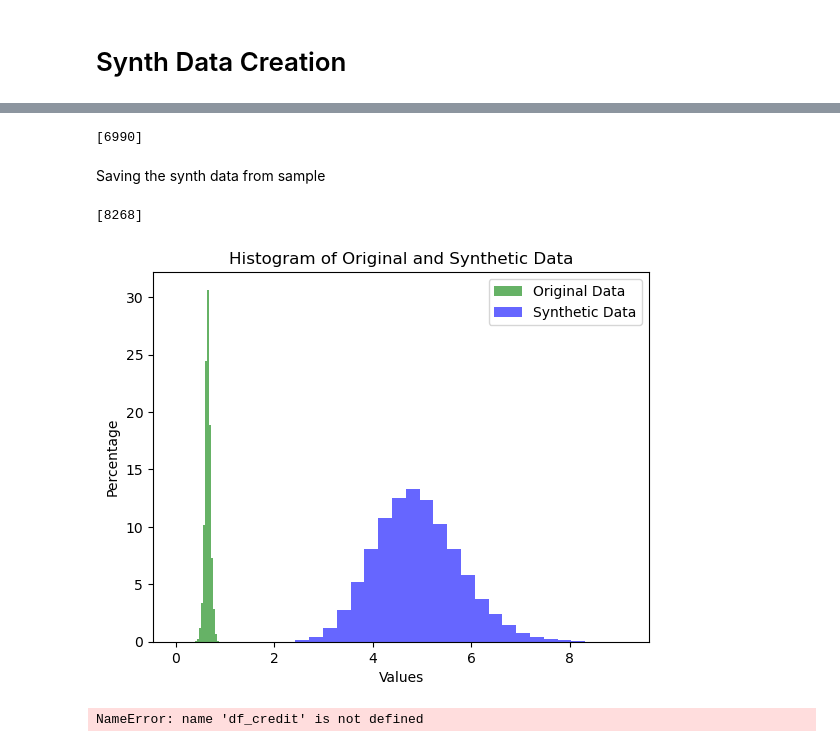
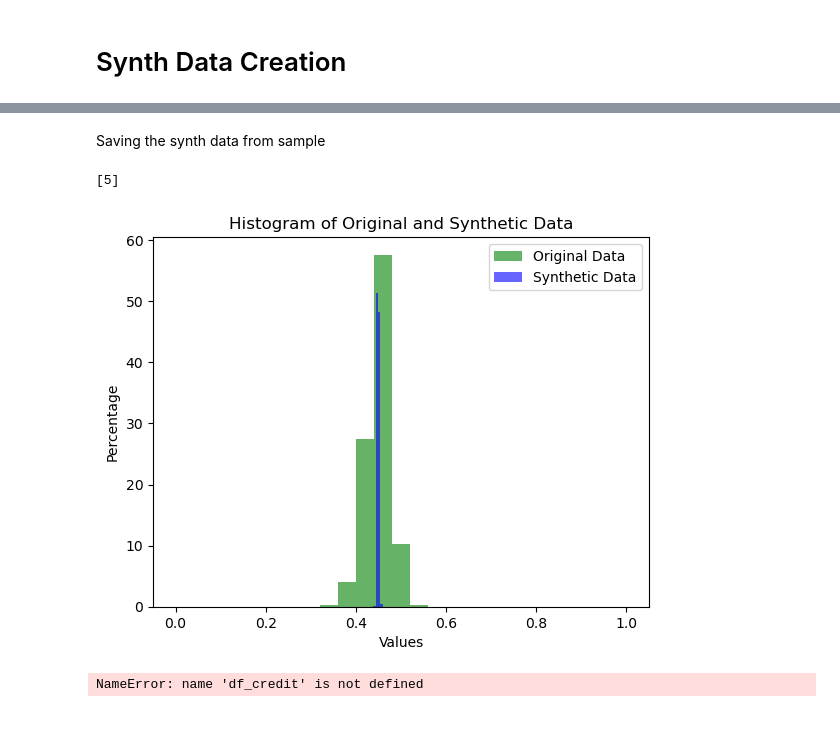
Before and after one commit to MaxIG1/var_auto_for_synth_data, a Jupyter notebook: notebooks/Base_updated_sample.ipynb, the cells around one changed output, grey strips where cells are left out. Saved outputs shown, nothing was run; the diff lists cells and outputs as text; code cells hidden in the pictures.

```diff
--- a/notebooks/Base_updated_sample.ipynb
+++ b/notebooks/Base_updated_sample.ipynb
@@ -76,9 +84,10 @@ keras.utils.plot_model(encoder, show_shapes=True)
 # %%
 # Decoder
 latent_inputs = keras.Input(shape=(latent_dim,))
-n_x4 = 256
-x = Dense(n_x4, activation="relu", name="h4")(latent_inputs)
+n_x3 = 512
+x = Dense(n_x3, activation="relu", name="h4")(latent_inputs)
 x = BatchNormalization(name="batch1")(x)
+n_x4 = 128
 x = Dense(n_x4, activation="relu", name="h5")(x)
 cont_decoder_outputs = Dense(30, activation = 'linear', name="cont_decoder_output")(x)
 class_decoder_output = Dense(1, activation="sigmoid", name="classification_output")(x)
@@ -121,6 +130,16 @@ class VAE(keras.Model):
         self.mean_binary_tracker = keras.metrics.Mean(name="mean_binary_value")
         self.kl_div_tracker = keras.metrics.Mean(name='kl_divergence')
 
+    def get_config(self):
+        config = super(VAE, self).get_config()
+        config.update(
+            {
+                "encoder": self.encoder,
+                "decoder": self.decoder,
+            }
+        )
+        return config
+
     @property
     def metrics(self):
         return [
@@ -130,6 +149,9 @@ class VAE(keras.Model):
             self.reconstruction_loss_class_tracker,
 
         ]
+
+    def call(self, inputs):
+        return self.decoder(self.encoder(inputs)[2])
 
     def train_step(self, data):
         with tf.GradientTape() as tape:
@@ -141,7 +163,6 @@ class VAE(keras.Model):
 
             data_cont = data[:, :30]
             data_class = data[:, 30:]  # Assuming the last column is for classification
-
 
             # Reconstruction loss for continuous outputs
             reconstruction_loss_cont = keras.losses.mean_squared_error(
@@ -161,7 +182,7 @@ class VAE(keras.Model):
 
             # Combine losses
             total_loss = (
-                reconstruction_loss_cont + reconstruction_loss_class + 0.0001*kl_loss
+                reconstruction_loss_cont + reconstruction_loss_class + kl_loss
             )
 
         grads = tape.gradient(total_loss, self.trainable_weights)
@@ -185,8 +206,6 @@ class VAE(keras.Model):
         """Step run during validation."""
         if isinstance(data, tuple):
             data = data[0]  # Unpack the tuple and take the input data
-
-
 
         data_cont = data[:, :30]  # Assuming the first 4 columns are for continuous variables
         data_class = data[:, 30:]  # Assuming the last column is for classification
@@ -213,7 +232,7 @@ class VAE(keras.Model):
 
         # Combine losses
         total_loss = (
-                reconstruction_loss_cont + reconstruction_loss_class + 0.0001*kl_loss
+                reconstruction_loss_cont + reconstruction_loss_class + kl_loss
             )
 
         # Compute mean absolute differences and mean of binary data
@@ -271,10 +290,10 @@ tensorboard_callback = TensorBoard(log_dir="logs/vae_optimized_263")
 call_back_list = [early_stopping_callback]
 
 hist = vae.fit(
-    test_data_array,
-    epochs=5,
+    train_data_array,
+    epochs=20,
     batch_size=32,
     validation_data=(val_data_array, None),
-    callbacks=call_back_list,
+    # callbacks=call_back_list,
 )
 # %% [output]
@@ -286,13 +317,8 @@ Detected at node 'logistic_loss/mul' defined at (most recent call last):
 # %% [markdown]
 # Synth Data Creation
 # %%
-# synth Data from Data
-generated_data_cont_from_data, generated_data_class_from_data = vae.decoder.predict(
-    encoder(test_data_array)[2]
-)
-
 # synth Data from Data random sample
-latent_vectors = np.random.normal(scale=1, size=(50000, latent_dim))
+latent_vectors = np.random.normal(scale=1, size=(len(test_data_array), latent_dim))
 generated_data_cont_from_sample, generated_data_class_from_sample = vae.decoder.predict(latent_vectors)
 # %% [output]
 1781/1781 [==============================] - 2s 1ms/step
@@ -302,14 +325,3 @@ Saving the synth data from data
-# %%
-binary_predictions_from_data = (generated_data_class_from_data >= 0.5).astype(int)
-print(sum(binary_predictions_from_data))
-
-# Create DataFrame with synthetic data
-synthetic_data_from_data = pd.DataFrame(generated_data_cont_from_data, columns=train_data.columns[:-1])
-# Add binary_predictions as an additional column
-synthetic_data_from_data["Class"] = binary_predictions_from_data
-#synthetic_data_from_data.to_csv("../data/interim/synthdata_from_data.csv", index=False)
-# %% [output]
-[6990]
 # %% [markdown]
 Saving the synth data from sample
 # %%
@@ -322,6 +334,6 @@ synthetic_data_from_sample = pd.DataFrame(
 )
 # Add binary_predictions as an additional column
 synthetic_data_from_sample["Class"] = binary_predictions_from_sample
-#synthetic_data_from_sample.to_csv("../data/interim/synthdata_from_sample.csv", index=False)
+synthetic_data_from_sample.to_csv("../data/interim/synthdata_from_sample.csv", index=False)
 # %% [output]
-[8268]
+[5]
@@ -330,9 +343,9 @@ synthetic_data_from_sample["Class"] = binary_predictions_from_sample
 # %%
 # Assuming iris_array is the NumPy array you obtained from the Pandas DataFrame
-colum_num = 18
+colum_num = 16
 original_column = train_data_array[:, colum_num]
 
-synth_column = generated_data_cont_from_data[:, colum_num]
+synth_column = generated_data_cont_from_sample[:, colum_num]
 
 # Calculate the percentage for original_column
 total_points_original = len(original_column)
@@ -341,34 +354,34 @@ percentage_original = (original_column / total_points_original) * 100
 # Calculate the percentage for synth_column
 total_points_synth = len(synth_column)
 percentage_synth = (synth_column / total_points_synth) * 100
 
 # Plot histograms
 plt.hist(
     original_column,
     bins=25,
     color="g",
     alpha=0.6,
     weights=np.ones_like(original_column) / total_points_original * 100,
     label="Original Data",
 )
 
 plt.hist(
     synth_column,
     bins=25,
     color="b",
     alpha=0.6,
     weights=np.ones_like(synth_column) / total_points_synth * 100,
     label="Synthetic Data",
 )
 
 plt.title("Histogram of Original and Synthetic Data")
 plt.xlabel("Values")
 plt.ylabel("Percentage")
 plt.legend()
 
 plt.show()
 # %% [output]
-[figure, old version]
+[figure, new version]
 # %%
 # For each feature, create a histogram for the real and synthetic data
 for feature in df_credit.columns[:-1]:
```
Also changed, not shown: parts of 9 cells of this notebook, 1 other file.
